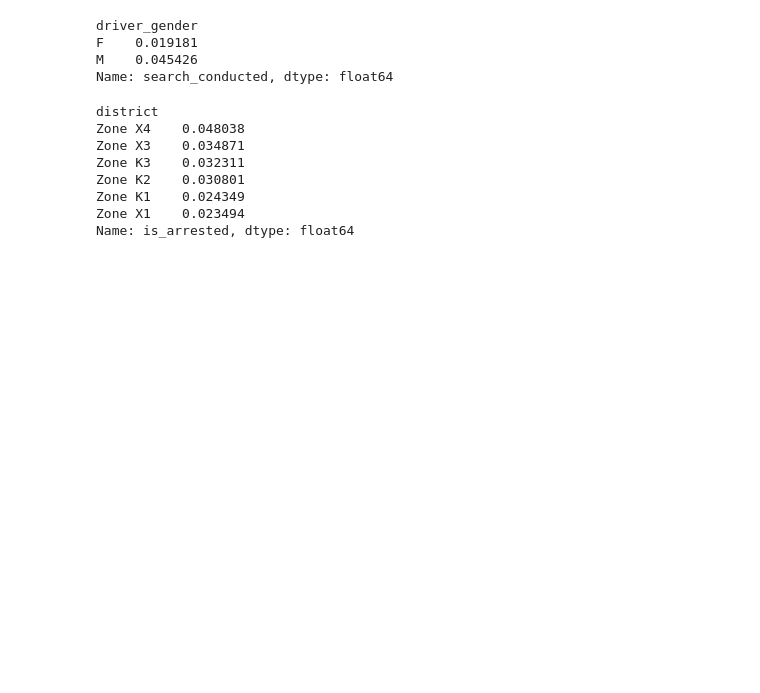
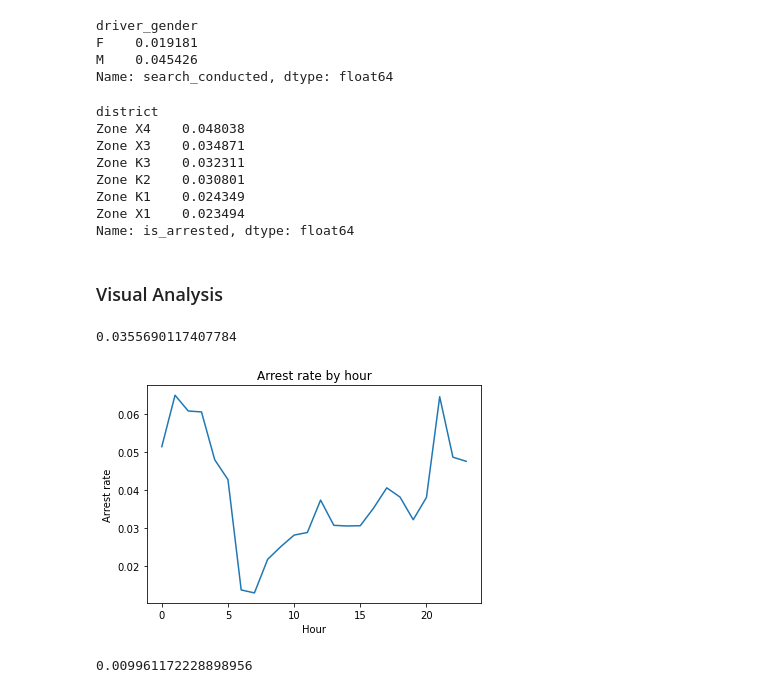
Before and after one commit to rmarinplana/personalProjects, a Jupyter notebook: EDA/police_analysis.ipynb, the cells around one changed output. Drawn from its saved outputs; the diff is of its cells as text; code cells hidden in the pictures; blank space fills up the shorter version.

Commit message:
Add visual analysis

```diff
--- a/EDA/police_analysis.ipynb
+++ b/EDA/police_analysis.ipynb
@@ -2,7 +2,7 @@
 ### Preparing the data
 # %%
 import pandas as pd
-df = pd.read_csv("datasets/police_data/police.csv")
+df = pd.read_csv("../datasets/police_data/police.csv")
 df.head()
 # %% [output]
 |  | state | stop_date | stop_time | county_name | driver_gender | driver_race | violation_raw | violation | ... |
@@ -275,3 +275,25 @@ Zone K2    0.030801
 Zone K1    0.024349
 Zone X1    0.023494
 Name: is_arrested, dtype: float64
+# %% [markdown]
+### Visual Analysis
+# %%
+# Does time of the day affect arrest rate?
+df.is_arrested.mean()
+# %% [output]
+0.0355690117407784
+# %%
+import matplotlib.pyplot as plt
+is_arrested_hourly = df.groupby(df.index.hour).is_arrested.mean()
+plt.plot(is_arrested_hourly)
+plt.title("Arrest rate by hour")
+plt.xlabel("Hour")
+plt.ylabel("Arrest rate")
+plt.show()
+# %% [output]
+[figure, added]
+# %%
+# Are drug related stops increasing?
+df.drugs_related_stop.mean()
+# %% [output]
+0.009961172228898956
```
Also changed, not shown: parts of 8 cells of this notebook.
